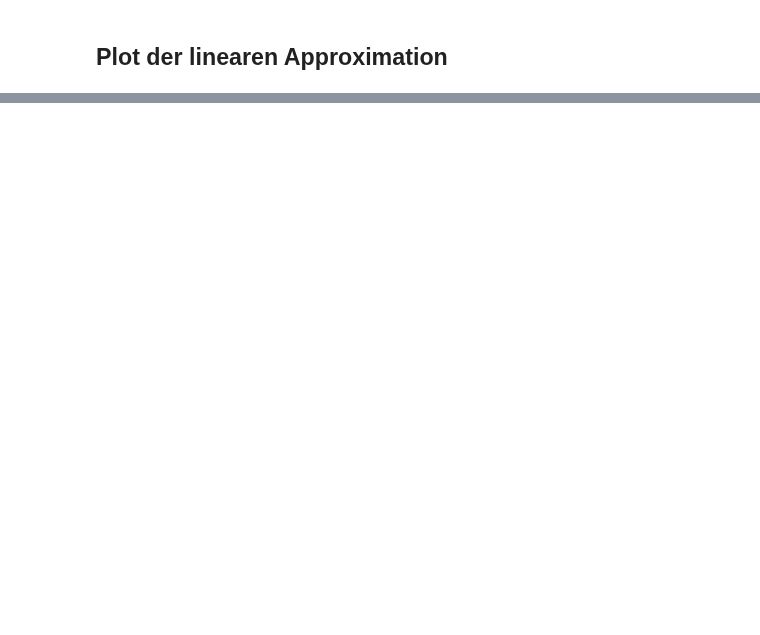
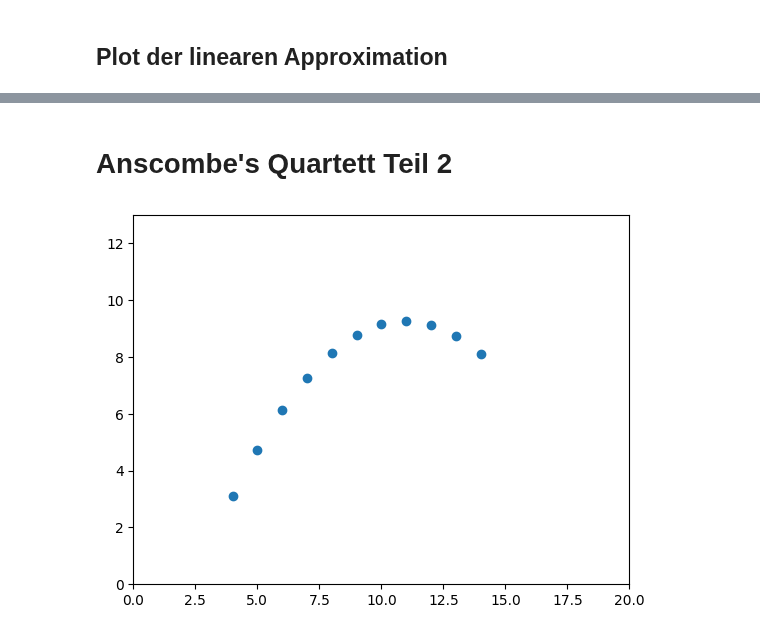
Before and after one commit to semiversus/aestatic, a Jupyter notebook: content/wdic/maschinelles_lernen/lineare_regression.ipynb, the cells around one changed output, grey strips where cells are left out. Drawn from its saved outputs; the diff is of its cells as text; code cells hidden in the pictures; blank space fills up the shorter version.

```diff
--- a/content/wdic/maschinelles_lernen/lineare_regression.ipynb
+++ b/content/wdic/maschinelles_lernen/lineare_regression.ipynb
@@ -17,6 +15,9 @@ x, y = anscomb_1
 # %%
 import matplotlib.pyplot as plt
 
-plt.scatter(x, y, )
-plt.axis([0, 20, 0, 13])
+def plot(x, y):
+    plt.scatter(x, y, )
+    plt.axis([0, 20, 0, 13])
+
+plot(*anscomb_1)
 # %% [output]
@@ -58,0 +60,6 @@ plt.axis([0, 20, 0, 13])
+# %% [markdown]
+# Anscombe's Quartett Teil 2
+# %%
+plot(*anscomb_2)
+# %% [output]
+[figure, added]
```
Also changed, not shown: parts of 12 cells of this notebook, 4 other files.
